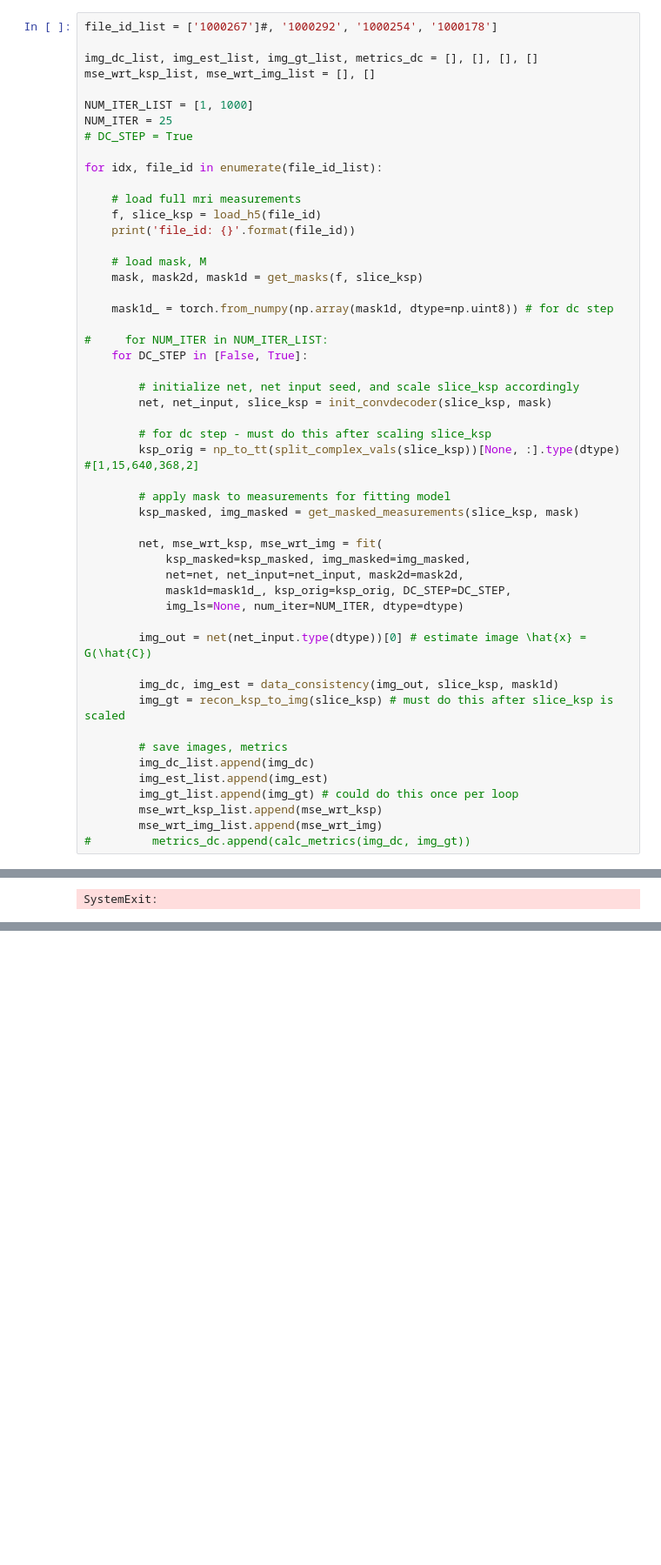
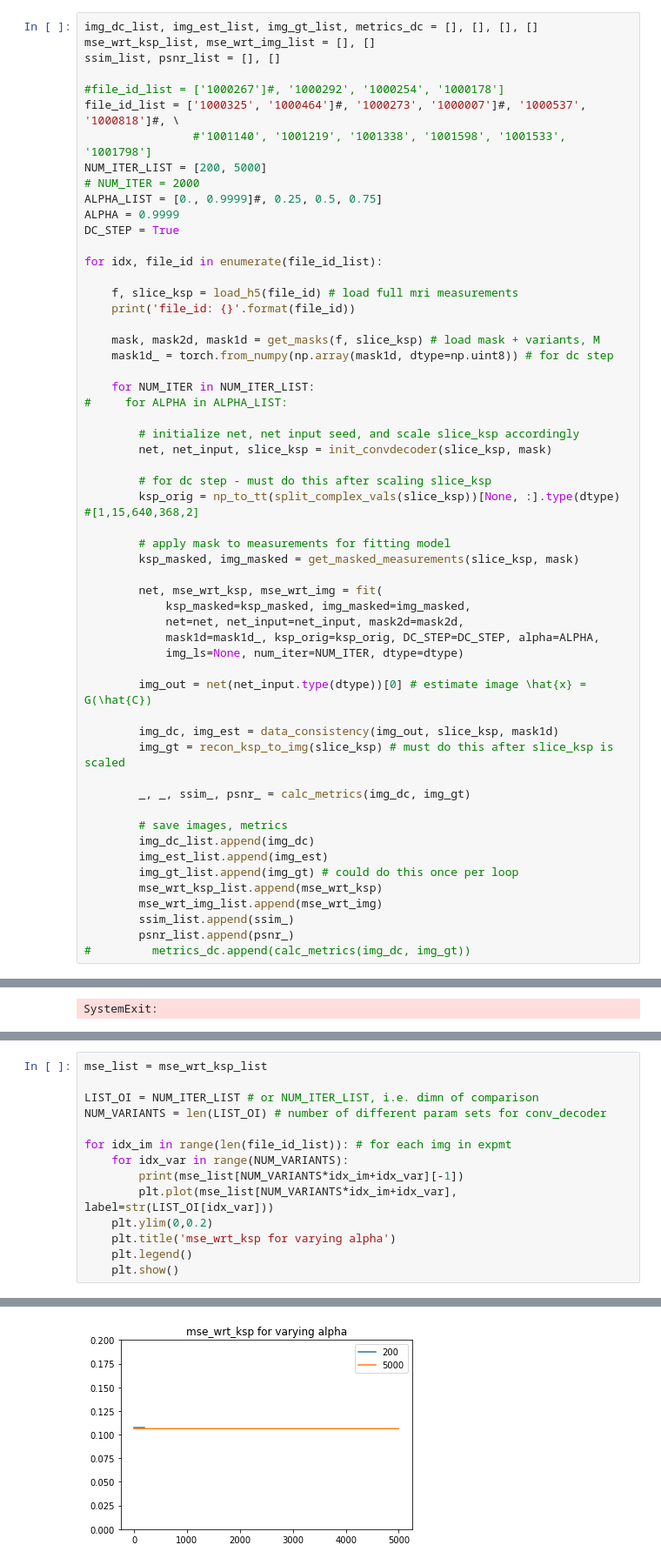
Before and after one commit to davevanveen/unsup_mri, a Jupyter notebook: 20200902_convdecoder_rework.ipynb, the cells around one changed output, grey strips where cells are left out. Shown at 87% size. Saved outputs shown, nothing was run; the diff lists cells and outputs as text; blank space fills up the shorter version.

Commit message:
running expmts: dc and scaling

```diff
--- a/20200902_convdecoder_rework.ipynb
+++ b/20200902_convdecoder_rework.ipynb
@@ -35,28 +35,29 @@ else:
 # %% [markdown]
 ### Run expmts
 # %%
-file_id_list = ['1000267']#, '1000292', '1000254', '1000178']
-
 img_dc_list, img_est_list, img_gt_list, metrics_dc = [], [], [], []
 mse_wrt_ksp_list, mse_wrt_img_list = [], []
+ssim_list, psnr_list = [], []
 
-NUM_ITER_LIST = [1, 1000]
-NUM_ITER = 25
-# DC_STEP = True
+#file_id_list = ['1000267']#, '1000292', '1000254', '1000178']
+file_id_list = ['1000325', '1000464']#, '1000273', '1000007']#, '1000537', '1000818']#, \
+                #'1001140', '1001219', '1001338', '1001598', '1001533', '1001798']
+NUM_ITER_LIST = [200, 5000]
+# NUM_ITER = 2000
+ALPHA_LIST = [0., 0.9999]#, 0.25, 0.5, 0.75]
+ALPHA = 0.9999
+DC_STEP = True
 
 for idx, file_id in enumerate(file_id_list):
 
-    # load full mri measurements
-    f, slice_ksp = load_h5(file_id)
+    f, slice_ksp = load_h5(file_id) # load full mri measurements
     print('file_id: {}'.format(file_id))
 
-    # load mask, M
-    mask, mask2d, mask1d = get_masks(f, slice_ksp)
-
+    mask, mask2d, mask1d = get_masks(f, slice_ksp) # load mask + variants, M
     mask1d_ = torch.from_numpy(np.array(mask1d, dtype=np.uint8)) # for dc step
 
-#     for NUM_ITER in NUM_ITER_LIST:
-    for DC_STEP in [False, True]:
+    for NUM_ITER in NUM_ITER_LIST:
+#     for ALPHA in ALPHA_LIST:
 
         # initialize net, net input seed, and scale slice_ksp accordingly
         net, net_input, slice_ksp = init_convdecoder(slice_ksp, mask)
@@ -70,7 +71,7 @@ for idx, file_id in enumerate(file_id_list):
         net, mse_wrt_ksp, mse_wrt_img = fit(
             ksp_masked=ksp_masked, img_masked=img_masked,
             net=net, net_input=net_input, mask2d=mask2d,
-            mask1d=mask1d_, ksp_orig=ksp_orig, DC_STEP=DC_STEP,
+            mask1d=mask1d_, ksp_orig=ksp_orig, DC_STEP=DC_STEP, alpha=ALPHA,
             img_ls=None, num_iter=NUM_ITER, dtype=dtype)
 
         img_out = net(net_input.type(dtype))[0] # estimate image \hat{x} = G(\hat{C})
@@ -78,11 +79,15 @@ for idx, file_id in enumerate(file_id_list):
         img_dc, img_est = data_consistency(img_out, slice_ksp, mask1d)
         img_gt = recon_ksp_to_img(slice_ksp) # must do this after slice_ksp is scaled
 
+        _, _, ssim_, psnr_ = calc_metrics(img_dc, img_gt)
+
         # save images, metrics
         img_dc_list.append(img_dc)
         img_est_list.append(img_est)
         img_gt_list.append(img_gt) # could do this once per loop
         mse_wrt_ksp_list.append(mse_wrt_ksp)
         mse_wrt_img_list.append(mse_wrt_img)
+        ssim_list.append(ssim_)
+        psnr_list.append(psnr_)
 #         metrics_dc.append(calc_metrics(img_dc, img_gt))
 # %% [output]
@@ -137,0 +107,15 @@ for i in np.arange(0, 2*len(file_id_list), 2):
+# %%
+mse_list = mse_wrt_ksp_list
+
+LIST_OI = NUM_ITER_LIST # or NUM_ITER_LIST, i.e. dimn of comparison
+NUM_VARIANTS = len(LIST_OI) # number of different param sets for conv_decoder
+
+for idx_im in range(len(file_id_list)): # for each img in expmt
+    for idx_var in range(NUM_VARIANTS):
+        print(mse_list[NUM_VARIANTS*idx_im+idx_var][-1])
+        plt.plot(mse_list[NUM_VARIANTS*idx_im+idx_var], label=str(LIST_OI[idx_var]))
+    plt.ylim(0,0.2)
+    plt.title('mse_wrt_ksp for varying alpha')
+    plt.legend()
+    plt.show()
+# %% [output]
@@ -137,0 +124 @@ for i in np.arange(0, 2*len(file_id_list), 2):
+[figure, added]
```
Also changed, not shown: parts of 11 cells of this notebook, 8 other files.
